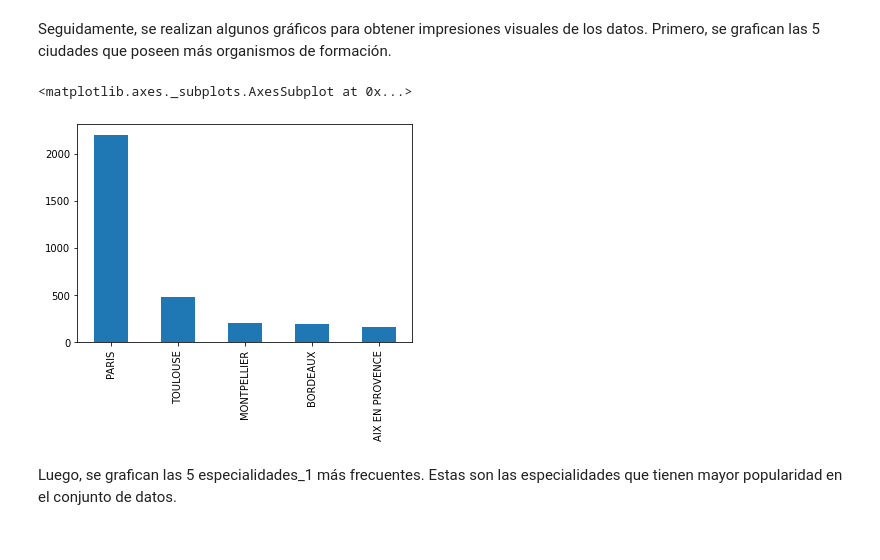
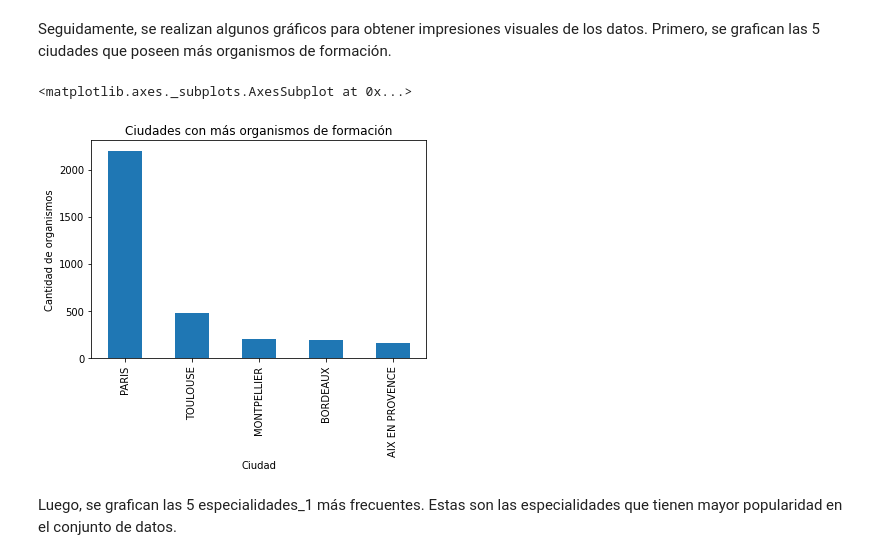
Before and after one commit to esteban062000/Big-Data-II-2021, a Jupyter notebook: tareas/tarea_1/4.EDA_tarea_1.ipynb, the cells around one changed output. Drawn from its saved outputs; the diff is of its cells as text; code cells hidden in the pictures.

```diff
--- a/tareas/tarea_1/4.EDA_tarea_1.ipynb
+++ b/tareas/tarea_1/4.EDA_tarea_1.ipynb
@@ -97,10 +97,14 @@ max      239955.000000
 Name: sum_heures_stagiaires, dtype: float64
 # %% [markdown]
 Seguidamente, se realizan algunos gráficos para obtener impresiones visuales de los datos. Primero, se grafican las 5 ciudades que poseen más organismos de formación.
-# %%
-data['adresse_ville'].value_counts()[:5].plot(kind="bar")
-# %% [output]
-<matplotlib.axes._subplots.AxesSubplot at 0x...>
-[figure, removed]
+# %%
+import matplotlib.pyplot as plt
+plt.title('Ciudades con más organismos de formación')
+plt.xlabel('Ciudad')
+plt.ylabel('Cantidad de organismos')
+data['adresse_ville'].value_counts()[:5].plot(kind="bar")
+# %% [output]
+<matplotlib.axes._subplots.AxesSubplot at 0x...>
+[figure, added]
 # %% [markdown]
 Luego, se grafican las 5 especialidades_1 más frecuentes. Estas son las especialidades que tienen mayor popularidad en el conjunto de datos.
```
Also changed, not shown: parts of 5 cells of this notebook.
